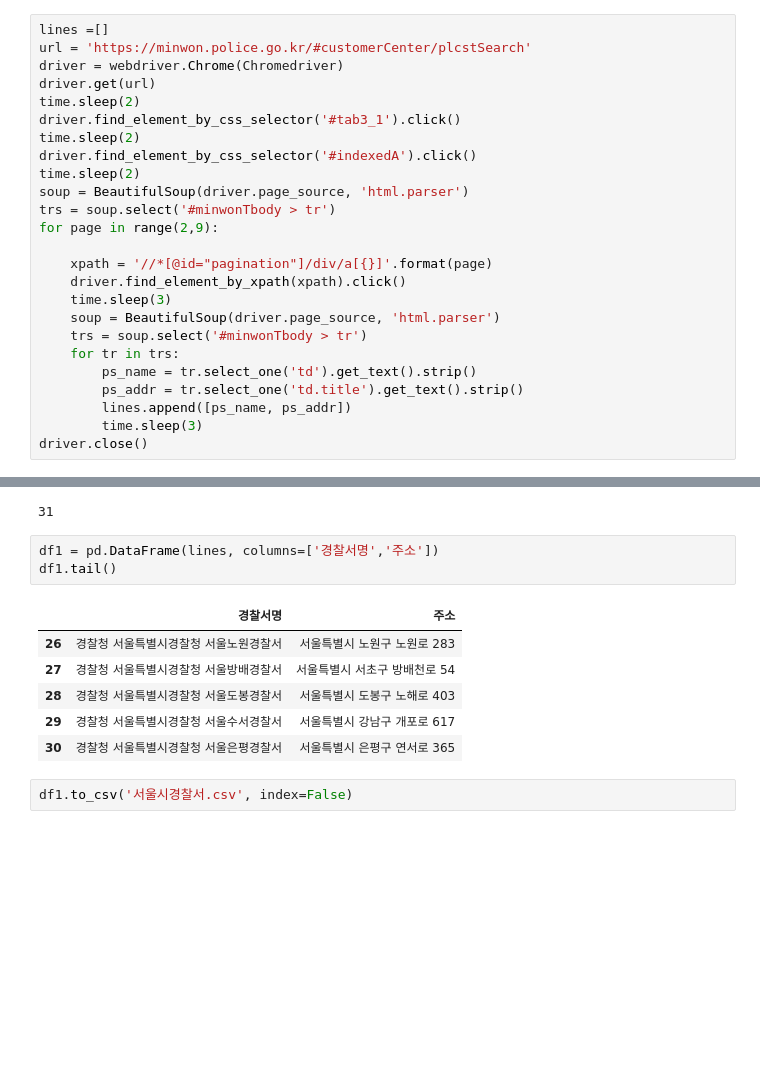
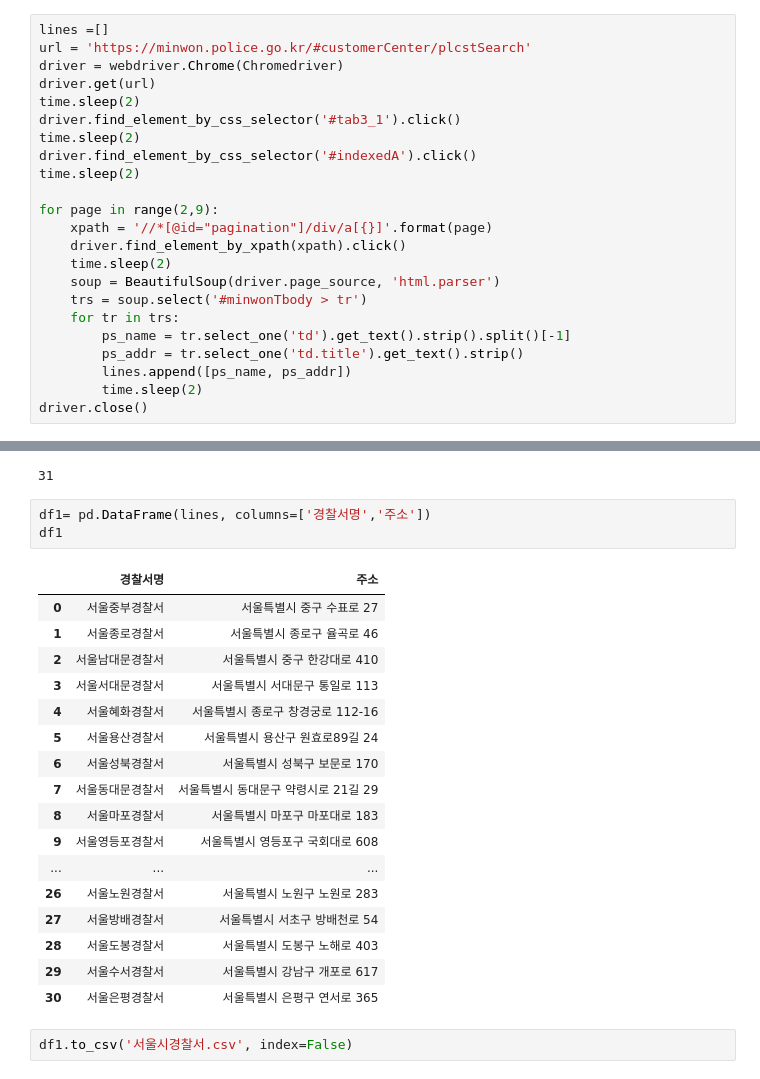
Before and after one commit to Gillreunt/DataAnalysis-Lecture-2022.04, a Jupyter notebook: 07.Cartogram/과제20220420.ipynb, the cells around one changed output, grey strips where cells are left out. Cells and saved outputs as stored; diff of their text form; blank space fills up the shorter version.

```diff
--- a/07.Cartogram/과제20220420.ipynb
+++ b/07.Cartogram/과제20220420.ipynb
@@ -85,35 +87,44 @@ driver.find_element_by_css_selector('#tab3_1').click()
 time.sleep(2)
 driver.find_element_by_css_selector('#indexedA').click()
 time.sleep(2)
-soup = BeautifulSoup(driver.page_source, 'html.parser')
-trs = soup.select('#minwonTbody > tr')
+
 for page in range(2,9):
-
     xpath = '//*[@id="pagination"]/div/a[{}]'.format(page)
     driver.find_element_by_xpath(xpath).click()
-    time.sleep(3)
+    time.sleep(2)
     soup = BeautifulSoup(driver.page_source, 'html.parser')
     trs = soup.select('#minwonTbody > tr')
     for tr in trs:
-        ps_name = tr.select_one('td').get_text().strip()
+        ps_name = tr.select_one('td').get_text().strip().split()[-1]
         ps_addr = tr.select_one('td.title').get_text().strip()
         lines.append([ps_name, ps_addr])
-        time.sleep(3)
+        time.sleep(2)
 driver.close()
 # %%
 len(lines)
 # %% [output]
 31
 # %%
-df1 = pd.DataFrame(lines, columns=['경찰서명','주소'])
-df1.tail()
+df1= pd.DataFrame(lines, columns=['경찰서명','주소'])
+df1
 # %% [output]
 |  | 경찰서명 | 주소 |
-| 26 | 경찰청 서울특별시경찰청 서울노원경찰서 | 서울특별시 노원구 노원로 283 |
-| 27 | 경찰청 서울특별시경찰청 서울방배경찰서 | 서울특별시 서초구 방배천로 54 |
-| 28 | 경찰청 서울특별시경찰청 서울도봉경찰서 | 서울특별시 도봉구 노해로 403 |
-| 29 | 경찰청 서울특별시경찰청 서울수서경찰서 | 서울특별시 강남구 개포로 617 |
-| 30 | 경찰청 서울특별시경찰청 서울은평경찰서 | 서울특별시 은평구 연서로 365 |
+| 0 | 서울중부경찰서 | 서울특별시 중구 수표로 27 |
+| 1 | 서울종로경찰서 | 서울특별시 종로구 율곡로 46 |
+| 2 | 서울남대문경찰서 | 서울특별시 중구 한강대로 410 |
+| 3 | 서울서대문경찰서 | 서울특별시 서대문구 통일로 113 |
+| 4 | 서울혜화경찰서 | 서울특별시 종로구 창경궁로 112-16 |
+| 5 | 서울용산경찰서 | 서울특별시 용산구 원효로89길 24 |
+| 6 | 서울성북경찰서 | 서울특별시 성북구 보문로 170 |
+| 7 | 서울동대문경찰서 | 서울특별시 동대문구 약령시로 21길 29 |
+| 8 | 서울마포경찰서 | 서울특별시 마포구 마포대로 183 |
+| 9 | 서울영등포경찰서 | 서울특별시 영등포구 국회대로 608 |
+| ... | ... | ... |
+| 26 | 서울노원경찰서 | 서울특별시 노원구 노원로 283 |
+| 27 | 서울방배경찰서 | 서울특별시 서초구 방배천로 54 |
+| 28 | 서울도봉경찰서 | 서울특별시 도봉구 노해로 403 |
+| 29 | 서울수서경찰서 | 서울특별시 강남구 개포로 617 |
+| 30 | 서울은평경찰서 | 서울특별시 은평구 연서로 365 |
 # %%
 df1.to_csv('서울시경찰서.csv', index=False)
 # %%
```
Also changed, not shown: parts of 4 cells of this notebook, 2 other files.
